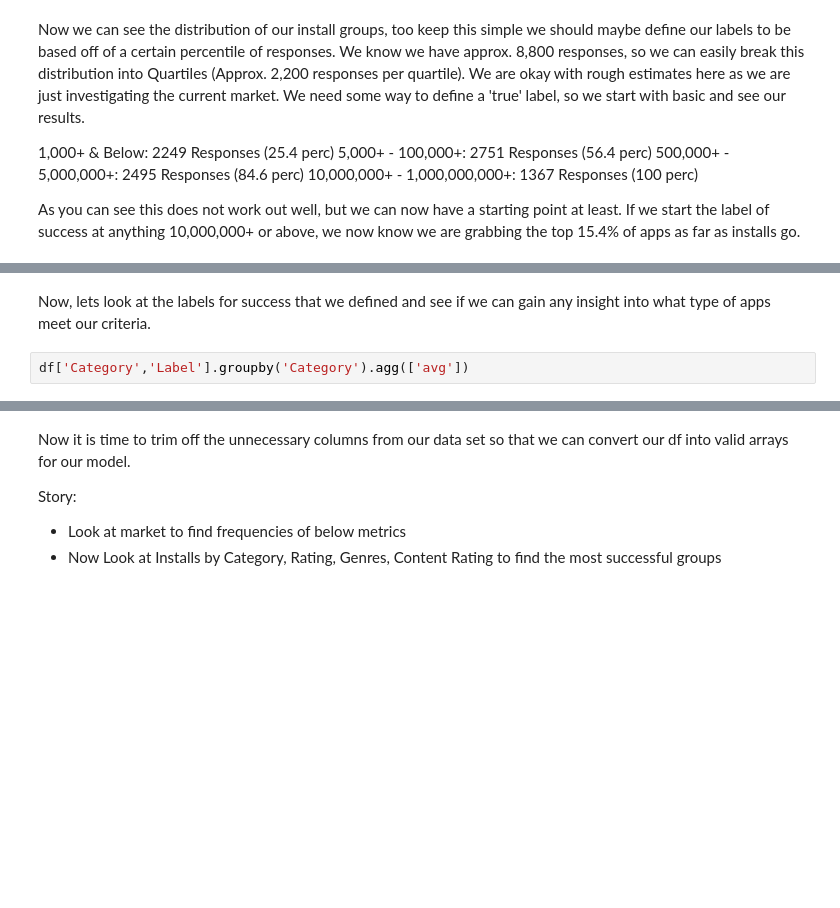
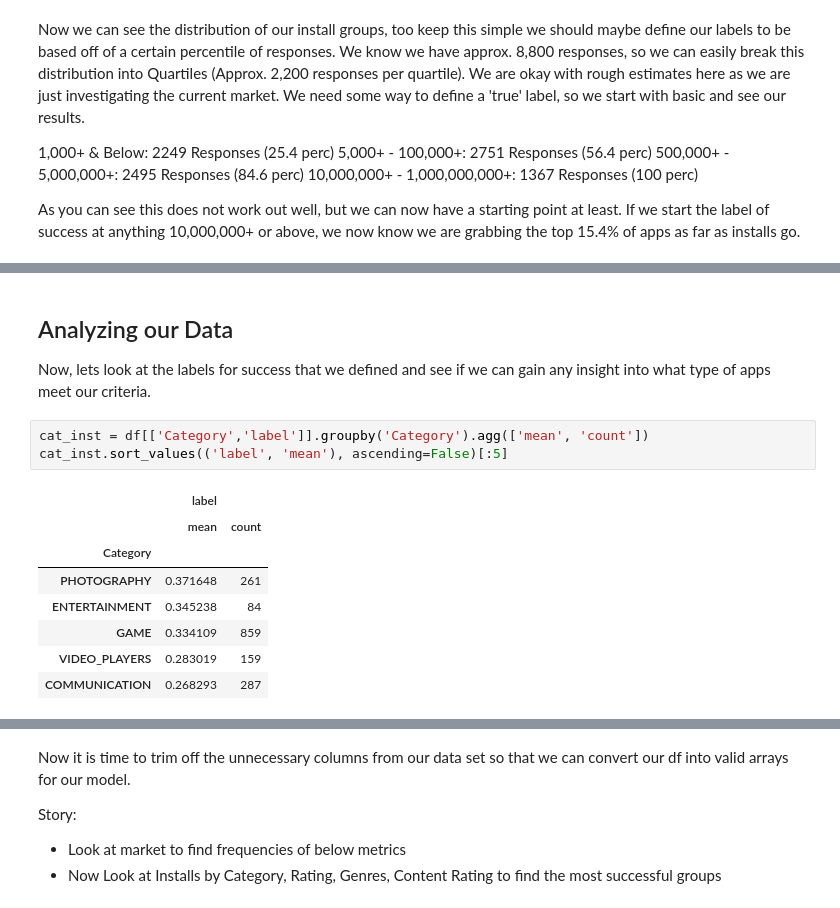
Before and after one commit to hanessteven/Hanes_Projects, a Jupyter notebook: Profitable Apps Project/Profitable Apps.ipynb, the cells around one changed output, grey strips where cells are left out. Cells and saved outputs as stored; diff of their text form; blank space fills up the shorter version.

```diff
--- a/Profitable Apps Project/Profitable Apps.ipynb
+++ b/Profitable Apps Project/Profitable Apps.ipynb
@@ -448,5 +622,16 @@ df.head()
 # %% [markdown]
+## Analyzing our Data
 Now, lets look at the labels for success that we defined and see if we can gain any insight into what type of apps meet
 our criteria.
-# %%
-df['Category','Label'].groupby('Category').agg(['avg'])
+# %%
+cat_inst = df[['Category','label']].groupby('Category').agg(['mean', 'count'])
+cat_inst.sort_values(('label', 'mean'), ascending=False)[:5]
+# %% [output]
+|  | label |  |
+|  | mean | count |
+| Category |  |  |
+| PHOTOGRAPHY | 0.371648 | 261 |
+| ENTERTAINMENT | 0.345238 | 84 |
+| GAME | 0.334109 | 859 |
+| VIDEO_PLAYERS | 0.283019 | 159 |
+| COMMUNICATION | 0.268293 | 287 |
```
Also changed, not shown: parts of 22 cells of this notebook.
